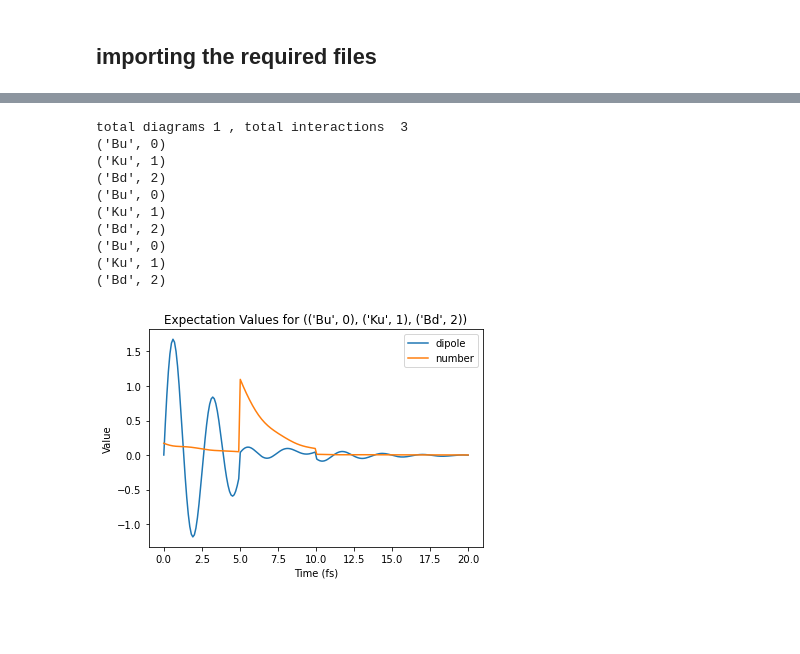
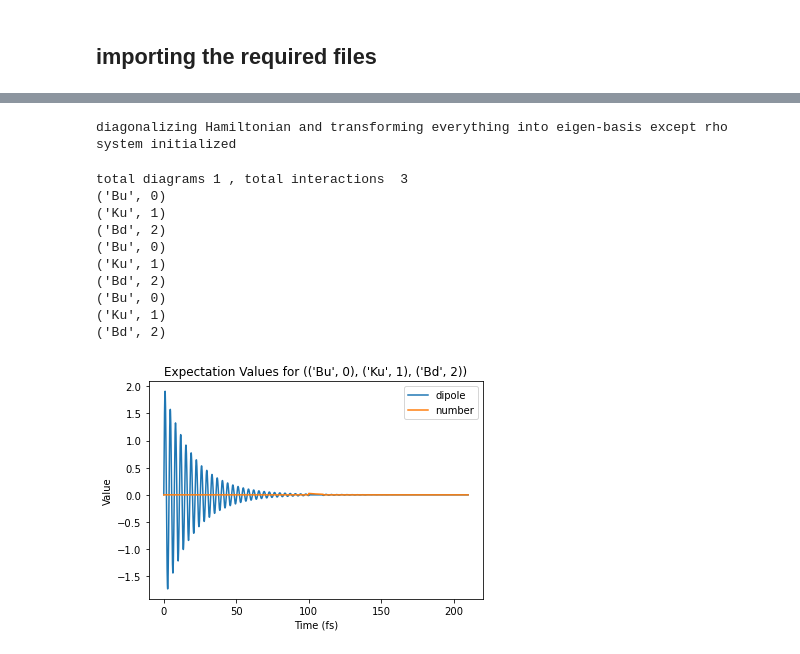
Before and after one commit to sa-shah/QuDPy, a Jupyter notebook: examples/notebooks/example1.ipynb, the cells around one changed output, grey strips where cells are left out. Drawn from its saved outputs; the diff is of its cells as text; code cells hidden in the pictures; blank space fills up the shorter version.

```diff
--- a/examples/notebooks/example1.ipynb
+++ b/examples/notebooks/example1.ipynb
@@ -200,15 +65,24 @@ total diagrams 1 , total interactions  3
-# %%
-states = sys3.diagram_donkey([0, 5, 10, 20], [R1], r=10)
-# %% [output]
-total diagrams 1 , total interactions  3
-('Bu', 0)
-('Ku', 1)
-('Bd', 2)
-('Bu', 0)
-('Ku', 1)
-('Bd', 2)
-('Bu', 0)
-('Ku', 1)
-('Bd', 2)
-[figure, removed]
+# %%
+
+# setting up system
+rho = tensor(fock_dm(2, 0), fock_dm(2, 0))  # ground state of Hamiltonian
+sys = System(H=H, rho=rho, a=A, u=mu, c_ops=c_ops, diagonalize=True)
+# %% [output]
+diagonalizing Hamiltonian and transforming everything into eigen-basis except rho
+system initialized
+# %%
+# generating single trial for R1
+sys.diagram_donkey([0, 100, 110, 210], [R1])
+# %% [output]
+total diagrams 1 , total interactions  3
+('Bu', 0)
+('Ku', 1)
+('Bd', 2)
+('Bu', 0)
+('Ku', 1)
+('Bd', 2)
+('Bu', 0)
+('Ku', 1)
+('Bd', 2)
+[figure, added]
 # %%
```
Also changed, not shown: parts of 25 cells of this notebook.
